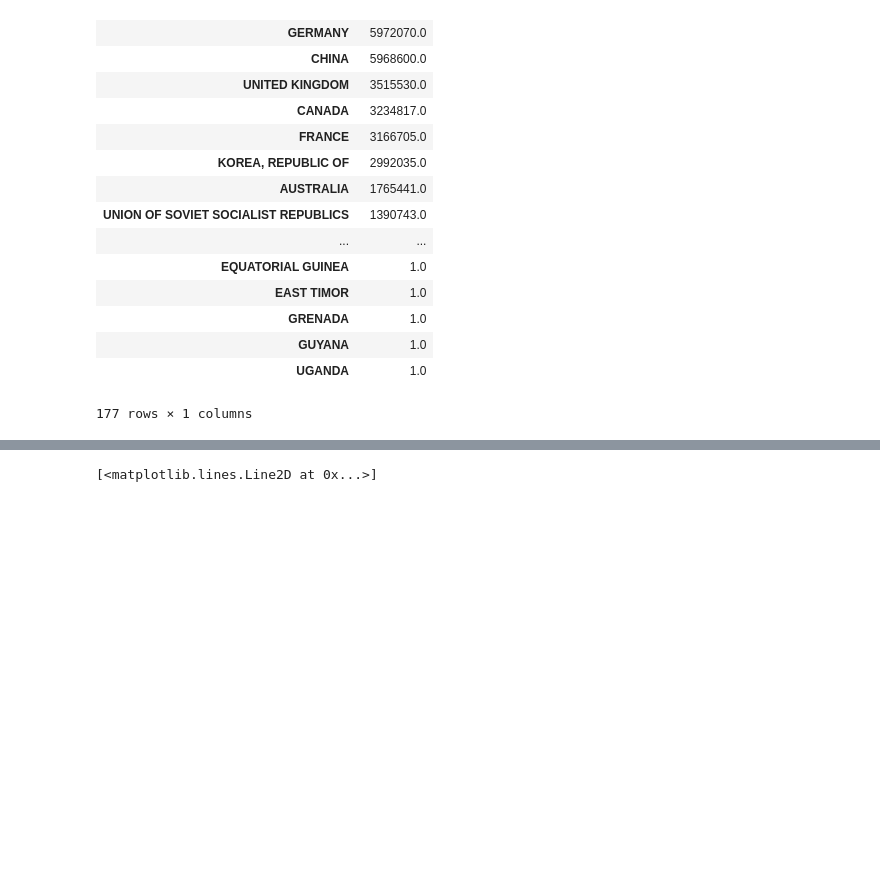
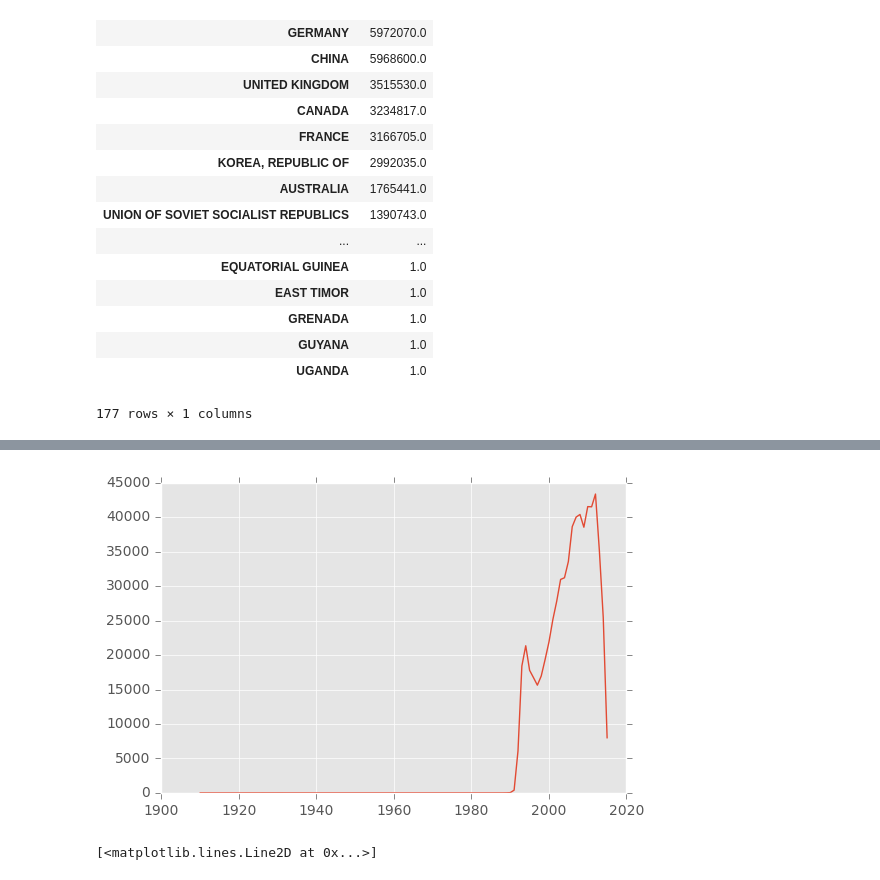
Before and after one commit to arnaudmiribel/ada_project, a Jupyter notebook: src/world_map.ipynb, the cells around one changed output, grey strips where cells are left out. Cells and saved outputs as stored; diff of their text form; code cells hidden in the pictures; blank space fills up the shorter version.

```diff
--- a/src/world_map.ipynb
+++ b/src/world_map.ipynb
@@ -83,3 +95,7 @@ plot_per_country("JAPAN")
+# %%
+plot_per_country("")
+# %% [output]
+[figure, added]
 # %%
 swiss = pd.DataFrame(test.loc[("SWITZERLAND", )])
 # %%
```
Also changed, not shown: parts of 6 cells of this notebook.
